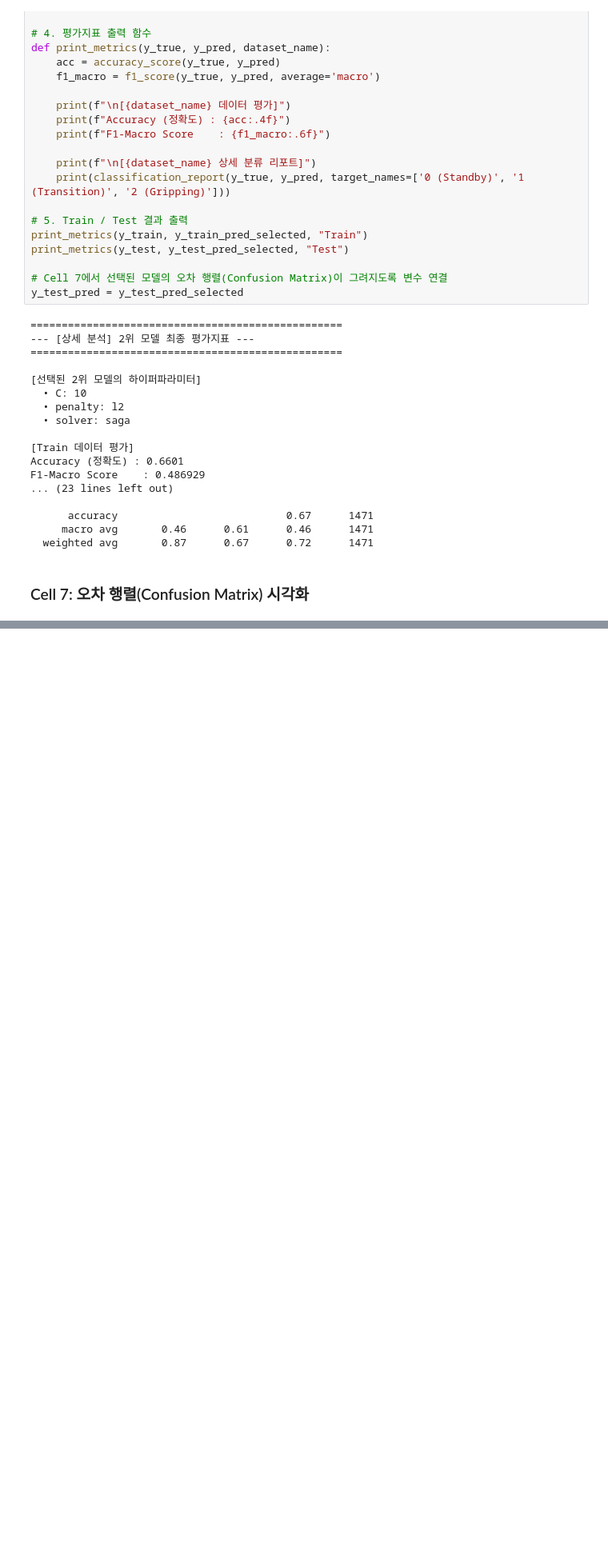
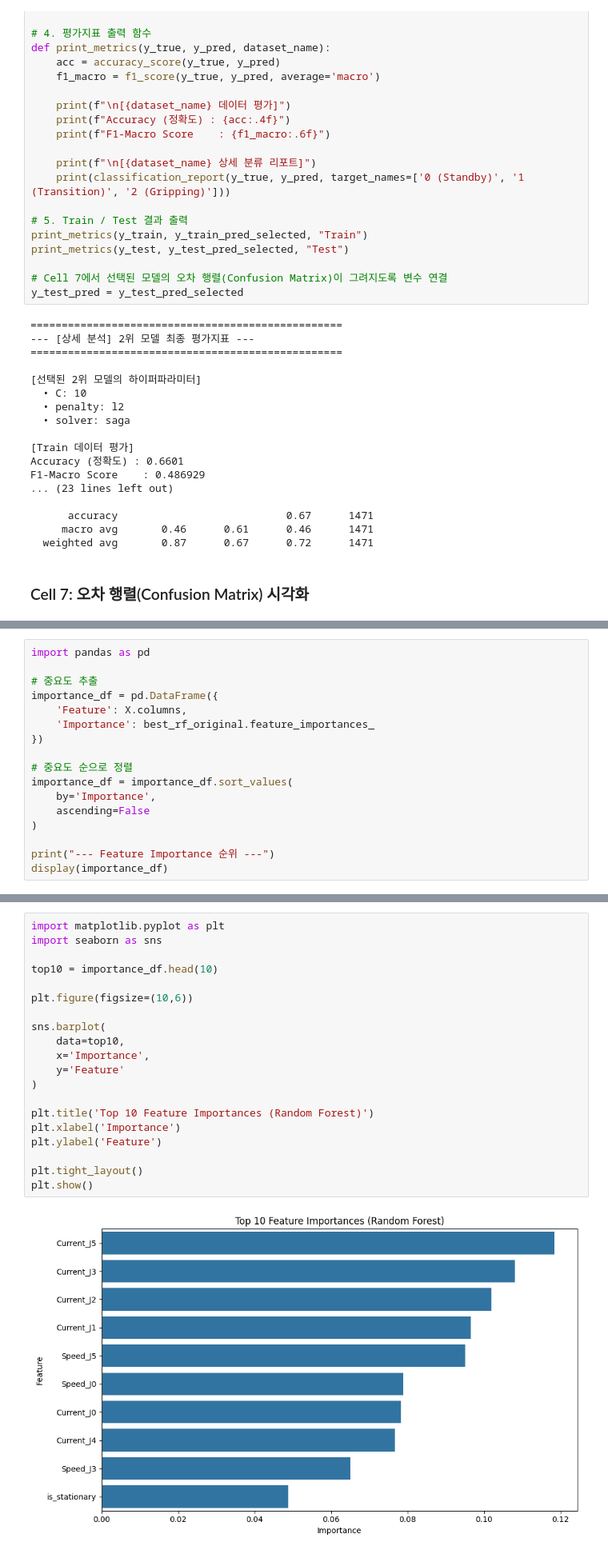
Before and after one commit to kzming2007/Catholic_ML_final_project, a Jupyter notebook: notebooks/02_5_RTC_LogisticRegression.ipynb, the cells around one changed output, grey strips where cells are left out. Shown at 80% size. Saved outputs shown, nothing was run; the diff lists cells and outputs as text; blank space fills up the shorter version.

```diff
--- a/notebooks/02_5_RTC_LogisticRegression.ipynb
+++ b/notebooks/02_5_RTC_LogisticRegression.ipynb
@@ -277,0 +624,17 @@ plt.show()
+# %%
+import pandas as pd
+
+# 중요도 추출
+importance_df = pd.DataFrame({
+    'Feature': X.columns,
+    'Importance': best_rf_original.feature_importances_
+})
+
+# 중요도 순으로 정렬
+importance_df = importance_df.sort_values(
+    by='Importance',
+    ascending=False
+)
+
+print("--- Feature Importance 순위 ---")
+display(importance_df)
@@ -277,0 +657,22 @@ plt.show()
+# %%
+import matplotlib.pyplot as plt
+import seaborn as sns
+
+top10 = importance_df.head(10)
+
+plt.figure(figsize=(10,6))
+
+sns.barplot(
+    data=top10,
+    x='Importance',
+    y='Feature'
+)
+
+plt.title('Top 10 Feature Importances (Random Forest)')
+plt.xlabel('Importance')
+plt.ylabel('Feature')
+
+plt.tight_layout()
+plt.show()
+# %% [output]
+[figure, added]
```
Also changed, not shown: parts of 25 cells of this notebook.
